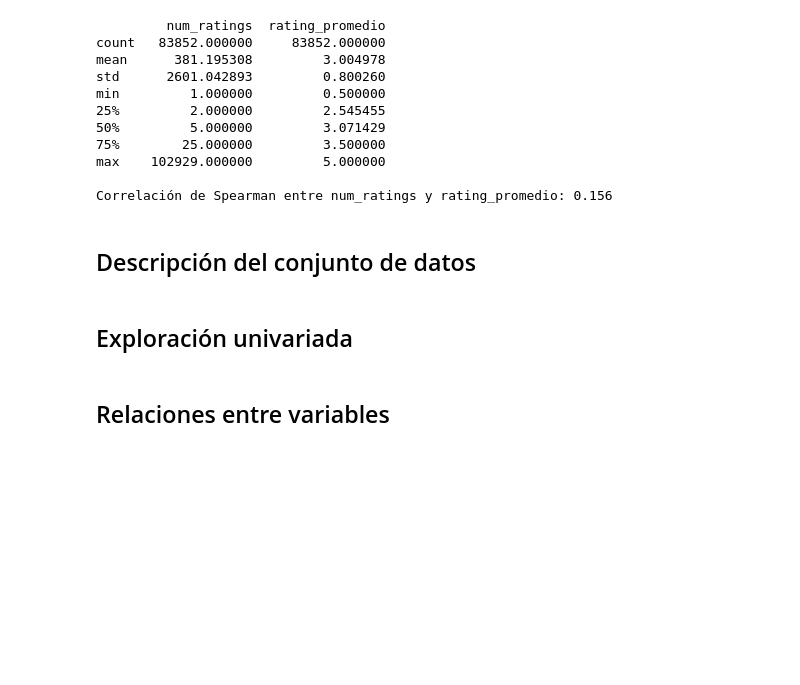
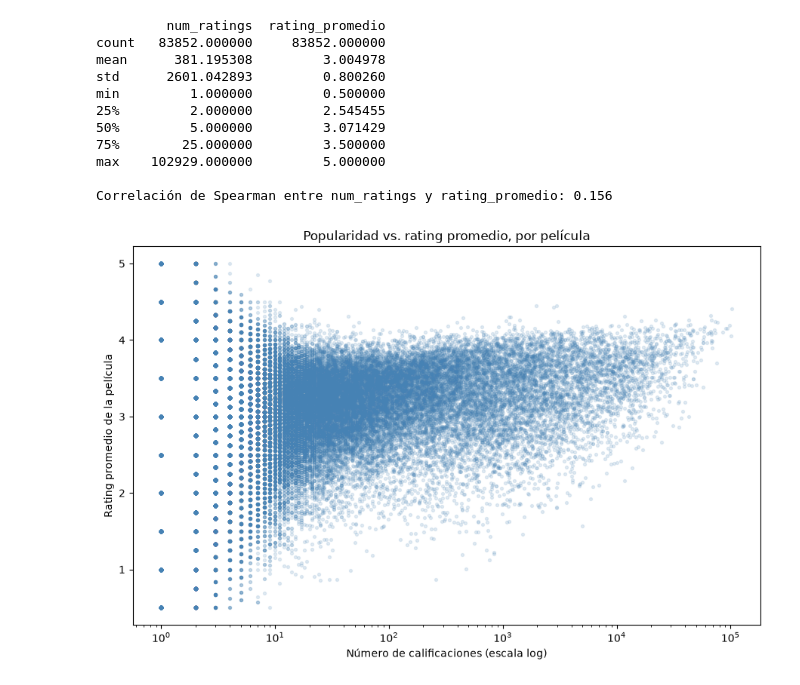
Before and after one commit to AndresCalderonRamirez/Parcial-DIGD, a Jupyter notebook: notebooks/exploration/main/movies_ratings.ipynb, the cells around one changed output. Cells and saved outputs as stored; diff of their text form; code cells hidden in the pictures; blank space fills up the shorter version.

```diff
--- a/notebooks/exploration/main/movies_ratings.ipynb
+++ b/notebooks/exploration/main/movies_ratings.ipynb
@@ -354,9 +245,14 @@ min         1.000000         0.500000
 max    102929.000000         5.000000
 
 Correlación de Spearman entre num_ratings y rating_promedio: 0.156
-# %% [markdown]
-## Descripción del conjunto de datos
-# %% [markdown]
-## Exploración univariada
-# %% [markdown]
-## Relaciones entre variables
+# %%
+plt.figure(figsize=(9, 6))
+plt.scatter(stats_por_pelicula['num_ratings'], stats_por_pelicula['rating_promedio'], alpha=0.15, s=8, color='steelblue')
+plt.xscale('log')
+plt.xlabel('Número de calificaciones (escala log)')
+plt.ylabel('Rating promedio de la película')
+plt.title('Popularidad vs. rating promedio, por película')
+plt.tight_layout()
+plt.show()
+# %% [output]
+[figure, added]
```
Also changed, not shown: parts of 41 cells of this notebook.
